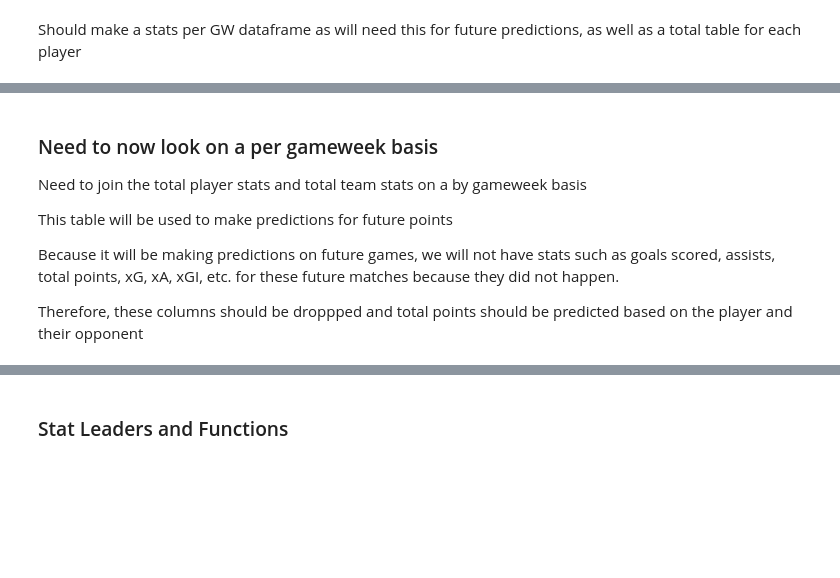
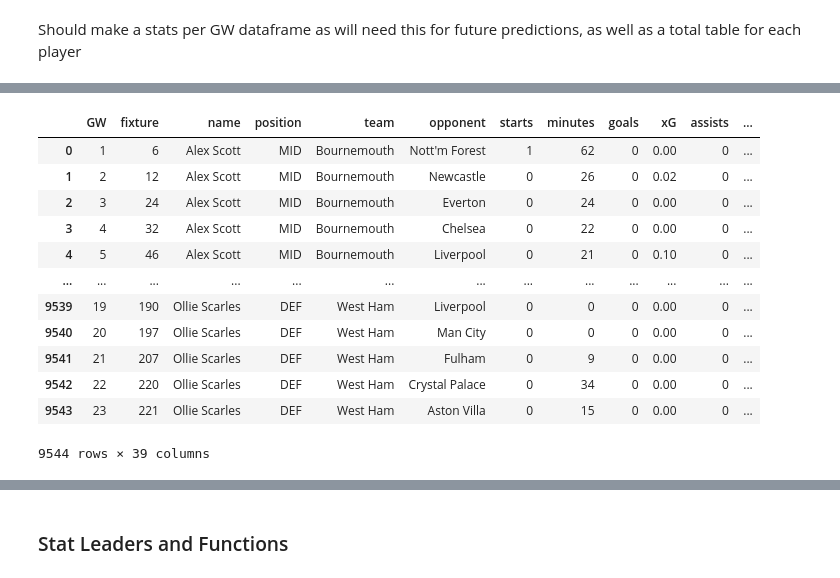
Before and after one commit to mattfurey1/fpl_points_predictor, a Jupyter notebook: project.ipynb, the cells around one changed output, grey strips where cells are left out. Saved outputs shown, nothing was run; the diff lists cells and outputs as text; code cells hidden in the pictures; blank space fills up the shorter version.

```diff
--- a/project.ipynb
+++ b/project.ipynb
@@ -363,3 +524,0 @@ player_stats.head(10)
-# %%
-player_stats['mins_pg'] = round((player_stats['minutes']/player_stats['appearance']), 2)
-player_stats['points_pg'] = round((player_stats['total_points']/player_stats['appearance']), 2)
@@ -406,10 +525,27 @@ forwards = player_total_stats.loc[player_total_stats['position'] == 'FWD']
-# %% [markdown]
-### Need to now look on a per gameweek basis
-
-Need to join the total player stats and total team stats on a by gameweek basis
-
-This table will be used to make predictions for future points
-
-Because it will be making predictions on future games, we will not have stats such as goals scored, assists, total points, xG, xA, xGI, etc. for these future matches because they did not happen.
-
-Therefore, these columns should be droppped and total points should be predicted based on the player and their opponent
+# %%
+# use per game stats for players to reduce bias towards players who have played more games
+# keep the total_apperances column for the model so that the model can still take into account total games played for a player
+pg_player_stats = player_stats[['name', 'team', 'position', 'total_appearances', 'minutes_pg', 'goals_pg', 'xG_pg', 'assists_pg', 'xA_pg',
+                                'GC_pg', 'xGC_pg', 'clean_sheets_pg', 'own_goals_pg', 'yellow_cards_pg', 'red_cards_pg','penalties_missed_pg',
+                                'saves_pg', 'penalties_saved_pg', 'points_pg']].copy()
+# %%
+# add a minimum games played filter to remove players who have not played a certain amount of games
+minimum_games_threshold = 5
+pg_player_stats = pg_player_stats.loc[(pg_player_stats['total_appearances'] >= minimum_games_threshold)].copy()
+# %%
+gw_player_joined = pd.merge(model_df, pg_player_stats, how='inner', on=['name', 'team', 'position'], suffixes=(None, '_player'))
+gw_player_joined
+# %% [output]
+|  | GW | fixture | name | position | team | opponent | starts | minutes | goals | xG | assists | ... |
+| 0 | 1 | 6 | Alex Scott | MID | Bournemouth | Nott'm Forest | 1 | 62 | 0 | 0.00 | 0 | ... |
+| 1 | 2 | 12 | Alex Scott | MID | Bournemouth | Newcastle | 0 | 26 | 0 | 0.02 | 0 | ... |
+| 2 | 3 | 24 | Alex Scott | MID | Bournemouth | Everton | 0 | 24 | 0 | 0.00 | 0 | ... |
+| 3 | 4 | 32 | Alex Scott | MID | Bournemouth | Chelsea | 0 | 22 | 0 | 0.00 | 0 | ... |
+| 4 | 5 | 46 | Alex Scott | MID | Bournemouth | Liverpool | 0 | 21 | 0 | 0.10 | 0 | ... |
+| ... | ... | ... | ... | ... | ... | ... | ... | ... | ... | ... | ... | ... |
+| 9539 | 19 | 190 | Ollie Scarles | DEF | West Ham | Liverpool | 0 | 0 | 0 | 0.00 | 0 | ... |
+| 9540 | 20 | 197 | Ollie Scarles | DEF | West Ham | Man City | 0 | 0 | 0 | 0.00 | 0 | ... |
+| 9541 | 21 | 207 | Ollie Scarles | DEF | West Ham | Fulham | 0 | 9 | 0 | 0.00 | 0 | ... |
+| 9542 | 22 | 220 | Ollie Scarles | DEF | West Ham | Crystal Palace | 0 | 34 | 0 | 0.00 | 0 | ... |
+| 9543 | 23 | 221 | Ollie Scarles | DEF | West Ham | Aston Villa | 0 | 15 | 0 | 0.00 | 0 | ... |
+9544 rows × 39 columns
```
Also changed, not shown: parts of 40 cells of this notebook.
